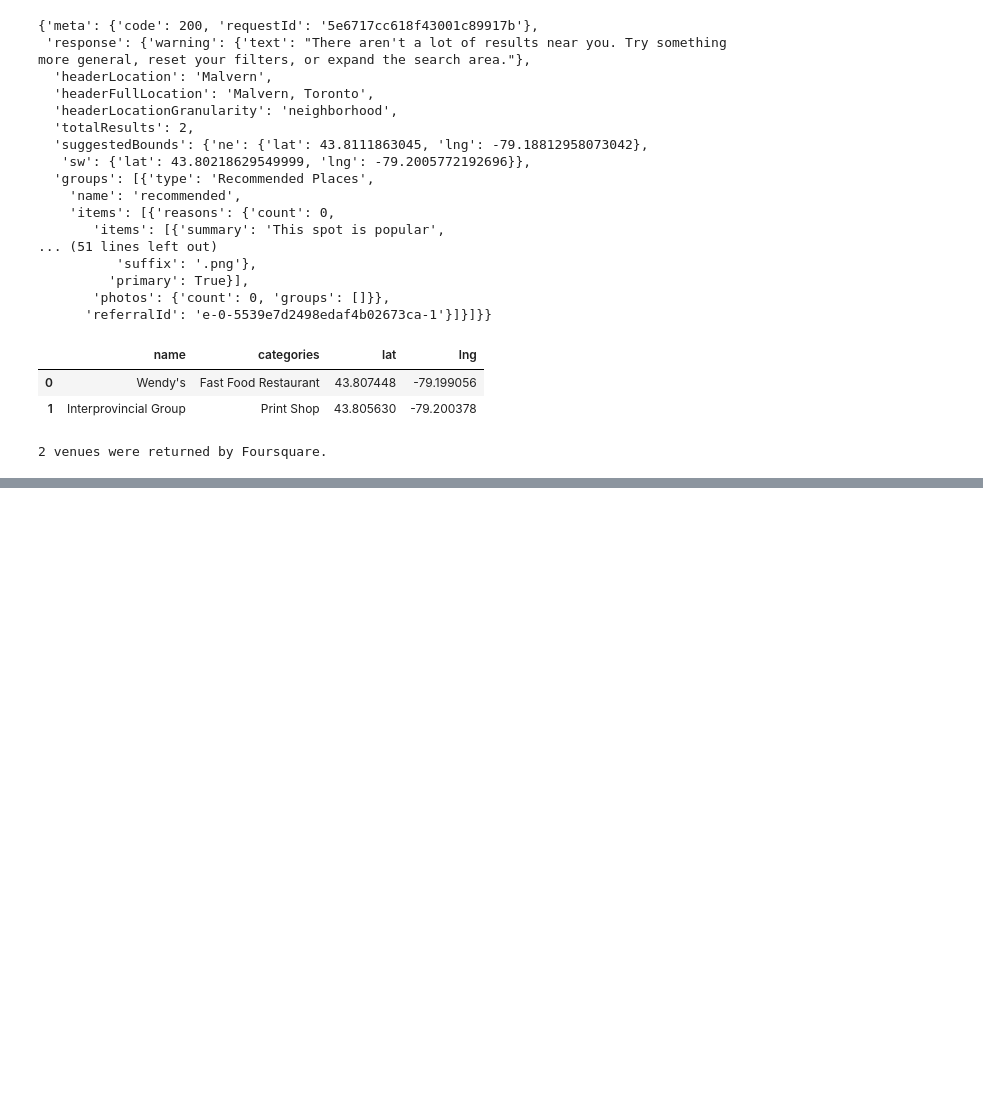
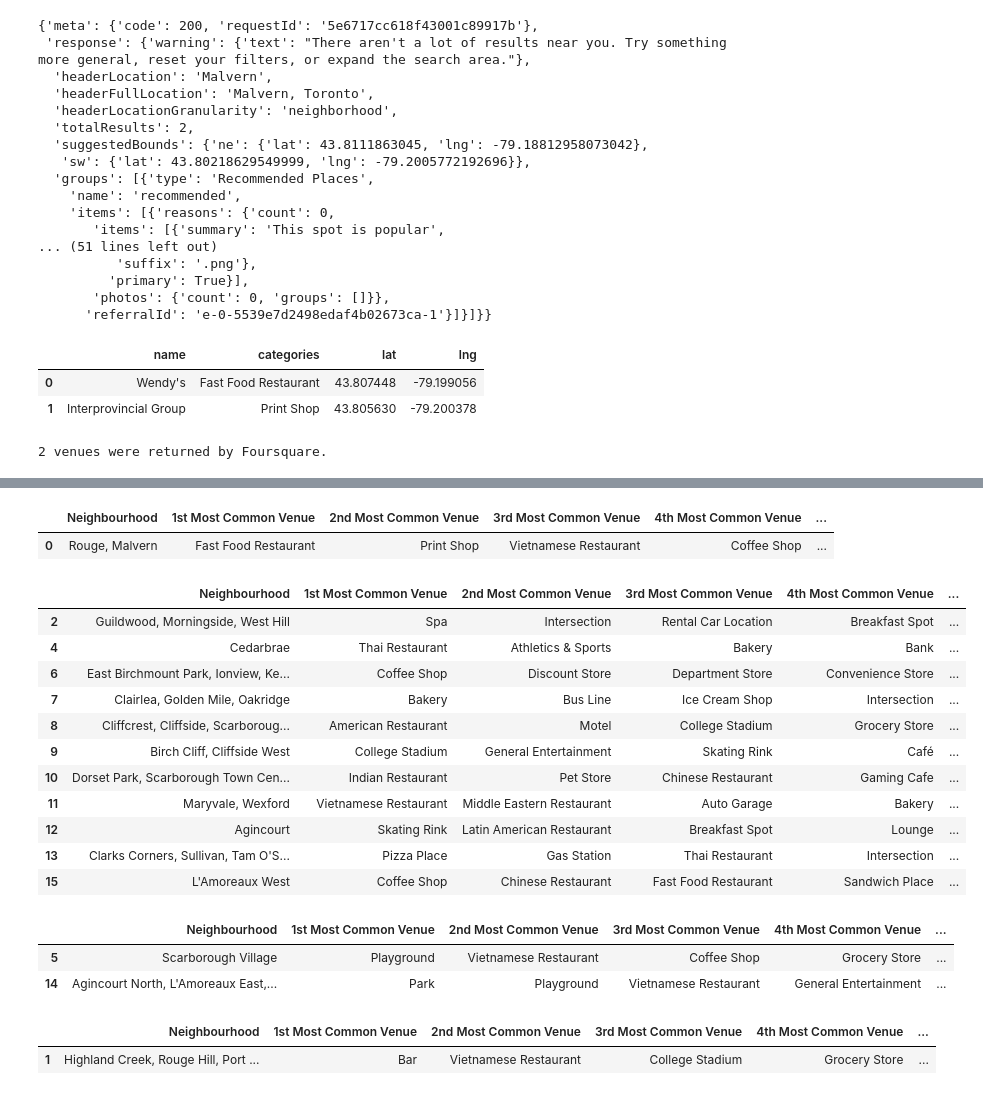
Before and after one commit to RachmaninoffGirl/Coursera_Capstone, a Jupyter notebook: Clustering Neighborhoods.ipynb, the cells around one changed output, grey strips where cells are left out. Saved outputs shown, nothing was run; the diff lists cells and outputs as text; code cells hidden in the pictures; blank space fills up the shorter version.

```diff
--- a/Clustering Neighborhoods.ipynb
+++ b/Clustering Neighborhoods.ipynb
@@ -458,0 +636,27 @@ print('{} venues were returned by Foursquare.'.format(nearby_venues.shape[0]))
+# %%
+def return_most_common_venues(row, num_top_venues):
+    row_categories = row.iloc[1:]
+    row_categories_sorted = row_categories.sort_values(ascending=False)
+
+    return row_categories_sorted.index.values[0:num_top_venues]
+# %%
+num_top_venues = 10
+
+indicators = ['st', 'nd', 'rd']
+
+# create columns according to number of top venues
+columns = ['Neighborhood']
+for ind in np.arange(num_top_venues):
+    try:
+        columns.append('{}{} Most Common Venue'.format(ind+1, indicators[ind]))
+    except:
+        columns.append('{}th Most Common Venue'.format(ind+1))
+
+# create a new dataframe
+neighborhoods_venues_sorted = pd.DataFrame(columns=columns)
+neighborhoods_venues_sorted['Neighborhood'] = Scarborough_grouped['Neighborhood']
+
+for ind in np.arange(Scarborough_grouped.shape[0]):
+    neighborhoods_venues_sorted.iloc[ind, 1:] = return_most_common_venues(Scarborough_grouped.iloc[ind, :], num_top_venues)
+
+neighborhoods_venues_sorted.head()
@@ -458,0 +683,5 @@ print('{} venues were returned by Foursquare.'.format(nearby_venues.shape[0]))
+# %%
+# merge toronto_grouped with toronto_data to add latitude/longitude for each neighborhood
+Scarborough_merged = Scarborough_merged.join(neighborhoods_venues_sorted.set_index('Neighborhood'), on='Neighbourhood')
+
+Scarborough_merged.head() # check the last columns!
@@ -458,0 +721,31 @@ print('{} venues were returned by Foursquare.'.format(nearby_venues.shape[0]))
+# %%
+Scarborough_merged.loc[Scarborough_merged['Cluster Labels'] == 0, Scarborough_merged.columns[[1] + list(range(5, Scarborough_merged.shape[1]))]]
+# %% [output]
+|  | Neighbourhood | 1st Most Common Venue | 2nd Most Common Venue | 3rd Most Common Venue | 4th Most Common Venue | ... |
+| 0 | Rouge, Malvern | Fast Food Restaurant | Print Shop | Vietnamese Restaurant | Coffee Shop | ... |
+# %%
+Scarborough_merged.loc[Scarborough_merged['Cluster Labels'] == 1, Scarborough_merged.columns[[1] + list(range(5, Scarborough_merged.shape[1]))]]
+# %% [output]
+|  | Neighbourhood | 1st Most Common Venue | 2nd Most Common Venue | 3rd Most Common Venue | 4th Most Common Venue | ... |
+| 2 | Guildwood, Morningside, West Hill | Spa | Intersection | Rental Car Location | Breakfast Spot | ... |
+| 4 | Cedarbrae | Thai Restaurant | Athletics & Sports | Bakery | Bank | ... |
+| 6 | East Birchmount Park, Ionview, Ke... | Coffee Shop | Discount Store | Department Store | Convenience Store | ... |
+| 7 | Clairlea, Golden Mile, Oakridge | Bakery | Bus Line | Ice Cream Shop | Intersection | ... |
+| 8 | Cliffcrest, Cliffside, Scarboroug... | American Restaurant | Motel | College Stadium | Grocery Store | ... |
+| 9 | Birch Cliff, Cliffside West | College Stadium | General Entertainment | Skating Rink | Café | ... |
+| 10 | Dorset Park, Scarborough Town Cen... | Indian Restaurant | Pet Store | Chinese Restaurant | Gaming Cafe | ... |
+| 11 | Maryvale, Wexford | Vietnamese Restaurant | Middle Eastern Restaurant | Auto Garage | Bakery | ... |
+| 12 | Agincourt | Skating Rink | Latin American Restaurant | Breakfast Spot | Lounge | ... |
+| 13 | Clarks Corners, Sullivan, Tam O'S... | Pizza Place | Gas Station | Thai Restaurant | Intersection | ... |
+| 15 | L'Amoreaux West | Coffee Shop | Chinese Restaurant | Fast Food Restaurant | Sandwich Place | ... |
+# %%
+Scarborough_merged.loc[Scarborough_merged['Cluster Labels'] == 2, Scarborough_merged.columns[[1] + list(range(5, Scarborough_merged.shape[1]))]]
+# %% [output]
+|  | Neighbourhood | 1st Most Common Venue | 2nd Most Common Venue | 3rd Most Common Venue | 4th Most Common Venue | ... |
+| 5 | Scarborough Village | Playground | Vietnamese Restaurant | Coffee Shop | Grocery Store | ... |
+| 14 | Agincourt North, L'Amoreaux East,... | Park | Playground | Vietnamese Restaurant | General Entertainment | ... |
+# %%
+Scarborough_merged.loc[Scarborough_merged['Cluster Labels'] == 3, Scarborough_merged.columns[[1] + list(range(5, Scarborough_merged.shape[1]))]]
+# %% [output]
+|  | Neighbourhood | 1st Most Common Venue | 2nd Most Common Venue | 3rd Most Common Venue | 4th Most Common Venue | ... |
+| 1 | Highland Creek, Rouge Hill, Port ... | Bar | Vietnamese Restaurant | College Stadium | Grocery Store | ... |
```
Also changed, not shown: parts of 14 cells of this notebook.
